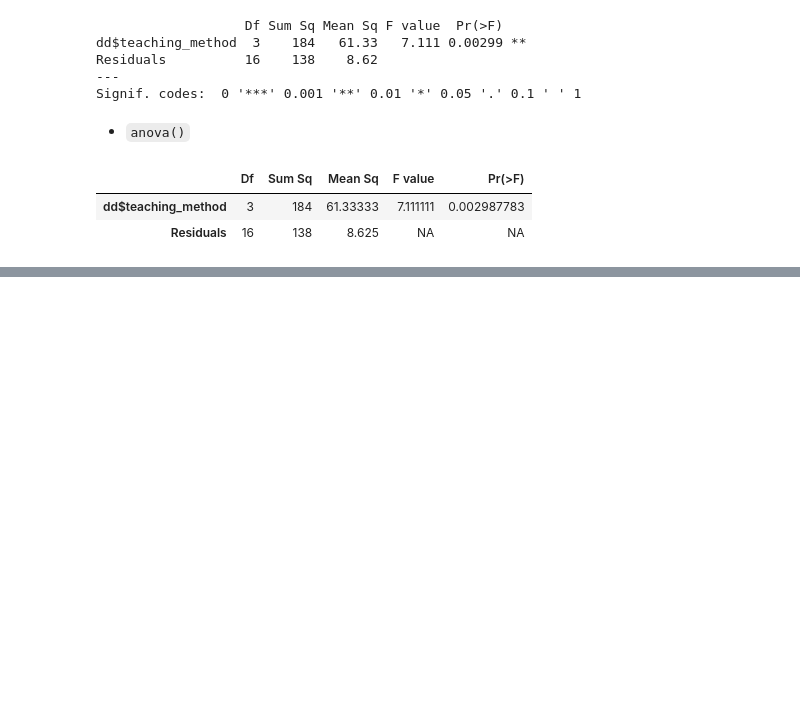
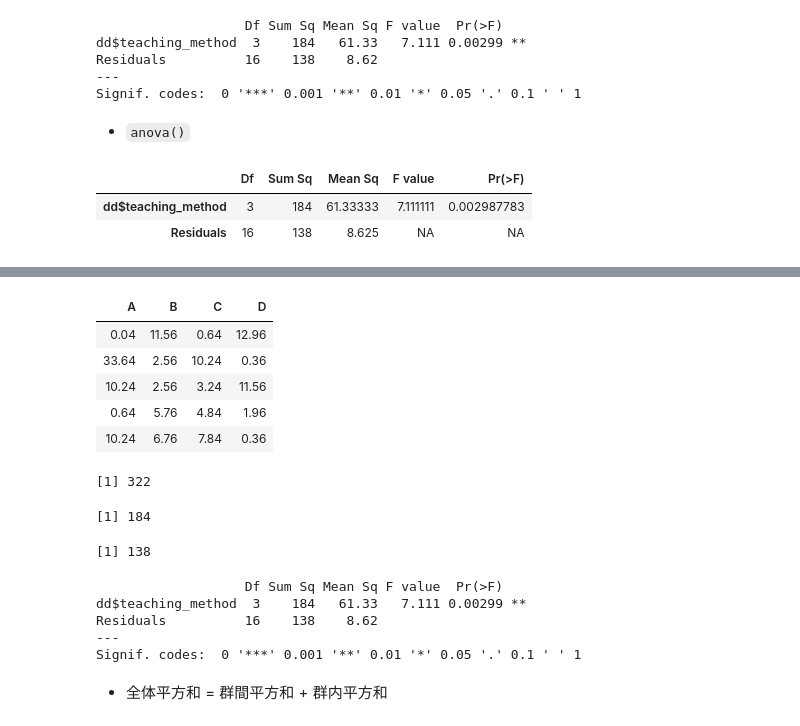
Before and after one commit to whatalnk/r-easy-stat, a Jupyter notebook: Chap07.ipynb, the cells around one changed output, grey strips where cells are left out. Cells and saved outputs as stored; diff of their text form; code cells hidden in the pictures; blank space fills up the shorter version.

```diff
--- a/Chap07.ipynb
+++ b/Chap07.ipynb
@@ -192,0 +275,34 @@ lm(dd$stat_test2 ~ dd$teaching_method) %>>% anova
+# %%
+intra_group ^ 2
+# %% [output]
+| A | B | C | D |
+| 0.04 | 11.56 | 0.64 | 12.96 |
+| 33.64 | 2.56 | 10.24 | 0.36 |
+| 10.24 | 2.56 | 3.24 | 11.56 |
+| 0.64 | 5.76 | 4.84 | 1.96 |
+| 10.24 | 6.76 | 7.84 | 0.36 |
+# %%
+all_square_sum <- sum(all_dev^2)
+all_square_sum
+# %% [output]
+[1] 322
+# %%
+inter_group_square_sum <- sum(inter_group^2) * nrow(all_data)
+inter_group_square_sum
+# %% [output]
+[1] 184
+# %%
+intra_group_square_sum <- sum(intra_group^2)
+intra_group_square_sum
+# %% [output]
+[1] 138
+# %%
+aov(dd$stat_test2 ~ dd$teaching_method) %>>% summary
+# %% [output]
+                   Df Sum Sq Mean Sq F value  Pr(>F)
+dd$teaching_method  3    184   61.33   7.111 0.00299 **
+Residuals          16    138    8.62
+---
+Signif. codes:  0 '***' 0.001 '**' 0.01 '*' 0.05 '.' 0.1 ' ' 1
+# %% [markdown]
+* 全体平方和 = 群間平方和 + 群内平方和
```
Also changed, not shown: parts of 28 cells of this notebook.
